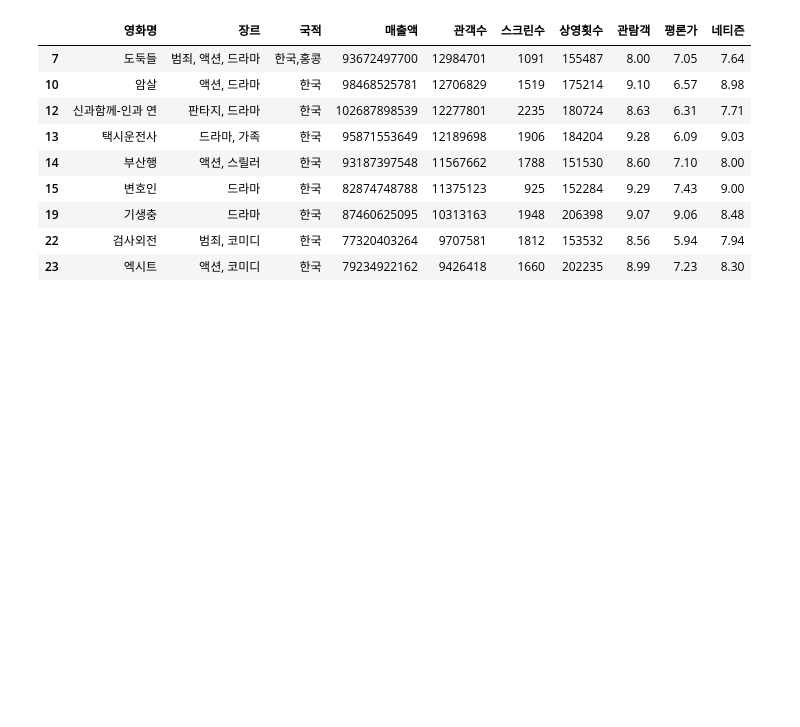
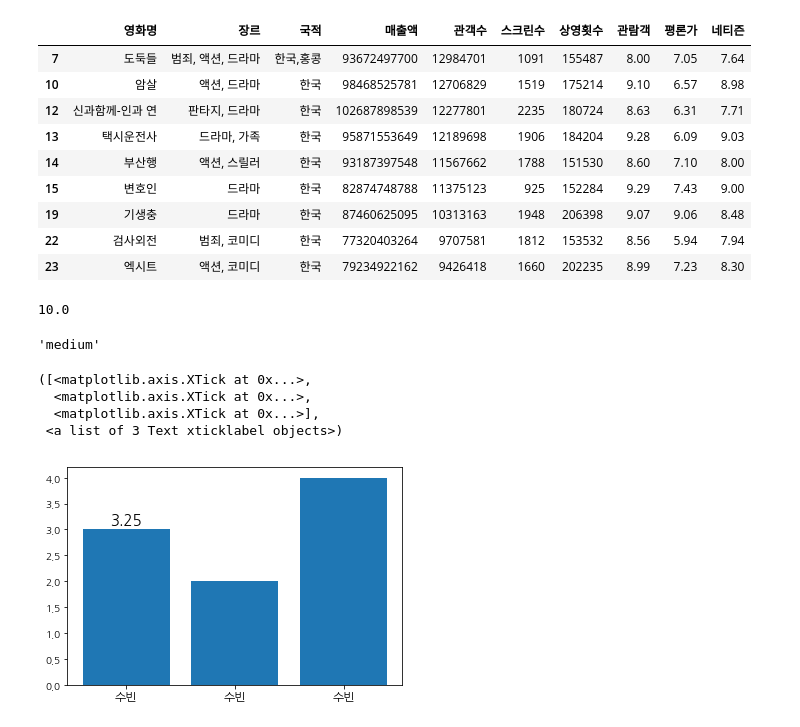
Before and after one commit to SJinLee/moviedj, a Jupyter notebook: 01.check_data_movie.ipynb, the cells around one changed output. Saved outputs shown, nothing was run; the diff lists cells and outputs as text; code cells hidden in the pictures; blank space fills up the shorter version.

Commit message:
text analysis

```diff
--- a/01.check_data_movie.ipynb
+++ b/01.check_data_movie.ipynb
@@ -215,3 +215,25 @@ df.loc[idx2,df.columns[:-20]][['영화명','장르','국적','매출액', '관
 | 19 | 기생충 | 드라마 | 한국 | 87460625095 | 10313163 | 1948 | 206398 | 9.07 | 9.06 | 8.48 |
 | 22 | 검사외전 | 범죄, 코미디 | 한국 | 77320403264 | 9707581 | 1812 | 153532 | 8.56 | 5.94 | 7.94 |
 | 23 | 엑시트 | 액션, 코미디 | 한국 | 79234922162 | 9426418 | 1660 | 202235 | 8.99 | 7.23 | 8.30 |
+# %%
+plt.rcParams['font.size']
+# %% [output]
+10.0
+# %%
+plt.rcParams['xtick.labelsize']
+# %% [output]
+'medium'
+# %%
+plt.rcParams['font.size']=10
+plt.rcParams['xtick.labelsize'] = 'larger' #medium, large
+# %%
+plt.bar([1,2,3],[3,2,4])
+plt.text(x=1-0.15,y=3+0.1,s=3.25,size=15)
+plt.xticks([1,2,3],['수빈','수빈','수빈'])
+plt.show()
+# %% [output]
+([<matplotlib.axis.XTick at 0x...>,
+  <matplotlib.axis.XTick at 0x...>,
+  <matplotlib.axis.XTick at 0x...>],
+ <a list of 3 Text xticklabel objects>)
+[figure, added]
```
Also changed, not shown: 4 other files.
